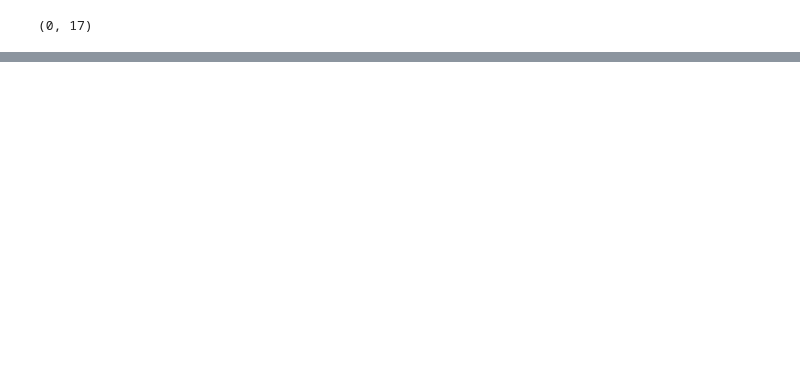
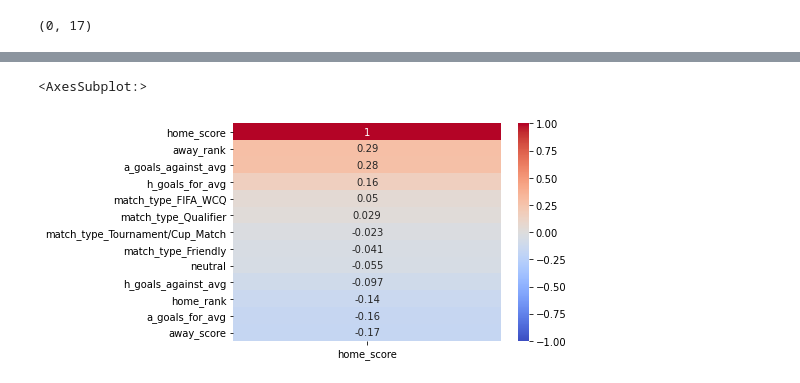
Before and after one commit to ajoneal/world-cup-qualifying-predictor, a Jupyter notebook: Exploratory Data Analysis.ipynb, the cells around one changed output, grey strips where cells are left out. Drawn from its saved outputs; the diff is of its cells as text; code cells hidden in the pictures; blank space fills up the shorter version.

```diff
--- a/Exploratory Data Analysis.ipynb
+++ b/Exploratory Data Analysis.ipynb
@@ -186,0 +167,6 @@ df[df['home_rank'] == df['away_rank']]
+# %%
+sns.heatmap(df.corr()[['home_score']].sort_values('home_score', ascending=False),
+            annot=True, cmap='coolwarm', vmin=-1, vmax=1)
+# %% [output]
+<AxesSubplot:>
+[figure, added]
```
Also changed, not shown: parts of 17 cells of this notebook, 4 other files.
